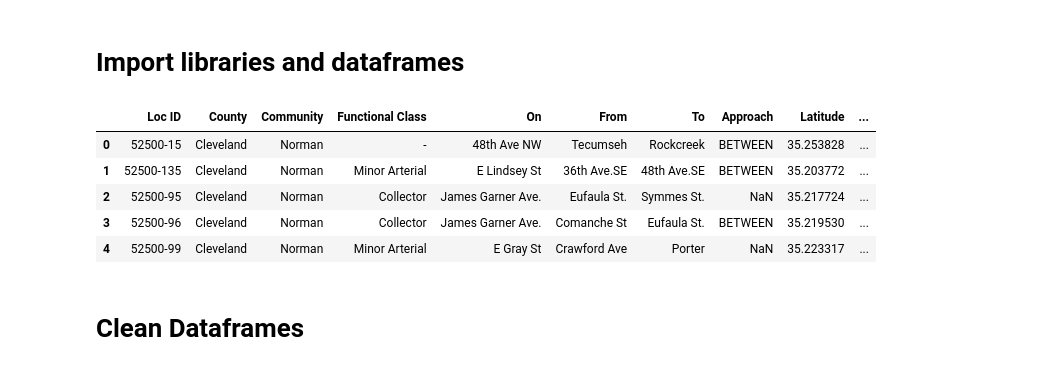
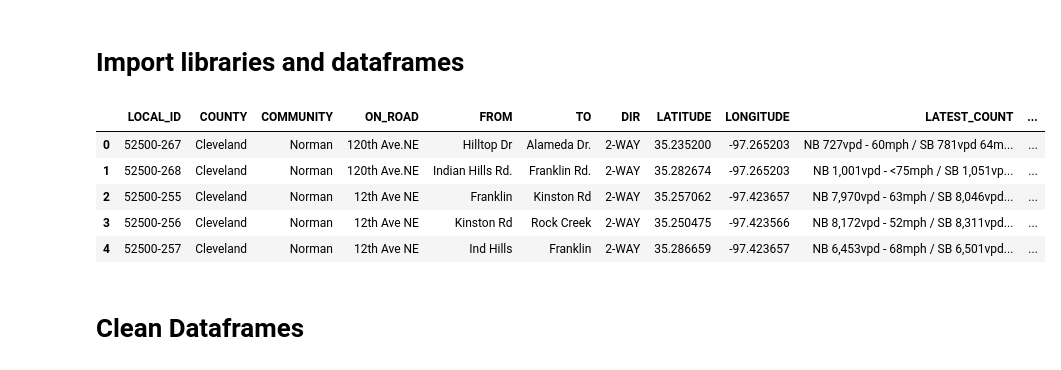
Before and after one commit to Karcinogen-scion/MIS-3213-Case-Competition, a Jupyter notebook: deprecated-notebook.ipynb, the cells around one changed output. Saved outputs shown, nothing was run; the diff lists cells and outputs as text; code cells hidden in the pictures.

```diff
--- a/notebook.ipynb
+++ b/deprecated-notebook.ipynb
@@ -64,20 +64,21 @@ heat map for demonstration purpose
 # %%
 import pandas as pd
 import matplotlib.pyplot as plt
 import geopandas as gpd
 df19 = pd.read_excel("ACOG FY19.xlsx")
 df21 = pd.read_excel("ACOG FY21.xlsx")
 df23 = pd.read_excel("ACOG FY23.xlsx")
 df25 = pd.read_excel("ACOG FY25.xlsx")
 df26 = pd.read_excel("ACOG FY26.xlsx")
-df25.head()
+dflist = [df19, df21, df23, df25, df26]
+df26.head()
 # %% [output]
-|  | Loc ID | County | Community | Functional Class | On | From | To | Approach | Latitude | ... |
-| 0 | 52500-15 | Cleveland | Norman | - | 48th Ave NW | Tecumseh | Rockcreek | BETWEEN | 35.253828 | ... |
-| 1 | 52500-135 | Cleveland | Norman | Minor Arterial | E Lindsey St | 36th Ave.SE | 48th Ave.SE | BETWEEN | 35.203772 | ... |
-| 2 | 52500-95 | Cleveland | Norman | Collector | James Garner Ave. | Eufaula St. | Symmes St. | NaN | 35.217724 | ... |
-| 3 | 52500-96 | Cleveland | Norman | Collector | James Garner Ave. | Comanche St | Eufaula St. | BETWEEN | 35.219530 | ... |
-| 4 | 52500-99 | Cleveland | Norman | Minor Arterial | E Gray St | Crawford Ave | Porter | NaN | 35.223317 | ... |
+|  | LOCAL_ID | COUNTY | COMMUNITY | ON_ROAD | FROM | TO | DIR | LATITUDE | LONGITUDE | LATEST_COUNT | ... |
+| 0 | 52500-267 | Cleveland | Norman | 120th Ave.NE | Hilltop Dr | Alameda Dr. | 2-WAY | 35.235200 | -97.265203 | NB 727vpd - 60mph / SB 781vpd 64m... | ... |
+| 1 | 52500-268 | Cleveland | Norman | 120th Ave.NE | Indian Hills Rd. | Franklin Rd. | 2-WAY | 35.282674 | -97.265203 | NB 1,001vpd - <75mph / SB 1,051vp... | ... |
+| 2 | 52500-255 | Cleveland | Norman | 12th Ave NE | Franklin | Kinston Rd | 2-WAY | 35.257062 | -97.423657 | NB 7,970vpd - 63mph / SB 8,046vpd... | ... |
+| 3 | 52500-256 | Cleveland | Norman | 12th Ave NE | Kinston Rd | Rock Creek | 2-WAY | 35.250475 | -97.423566 | NB 8,172vpd - 52mph / SB 8,311vpd... | ... |
+| 4 | 52500-257 | Cleveland | Norman | 12th Ave NE | Ind Hills | Franklin | 2-WAY | 35.286659 | -97.423657 | NB 6,453vpd - 68mph / SB 6,501vpd... | ... |
 # %% [markdown]
 # Clean Dataframes
 # %%
```
Also changed, not shown: parts of 1 cell of this notebook, 6 other files.
